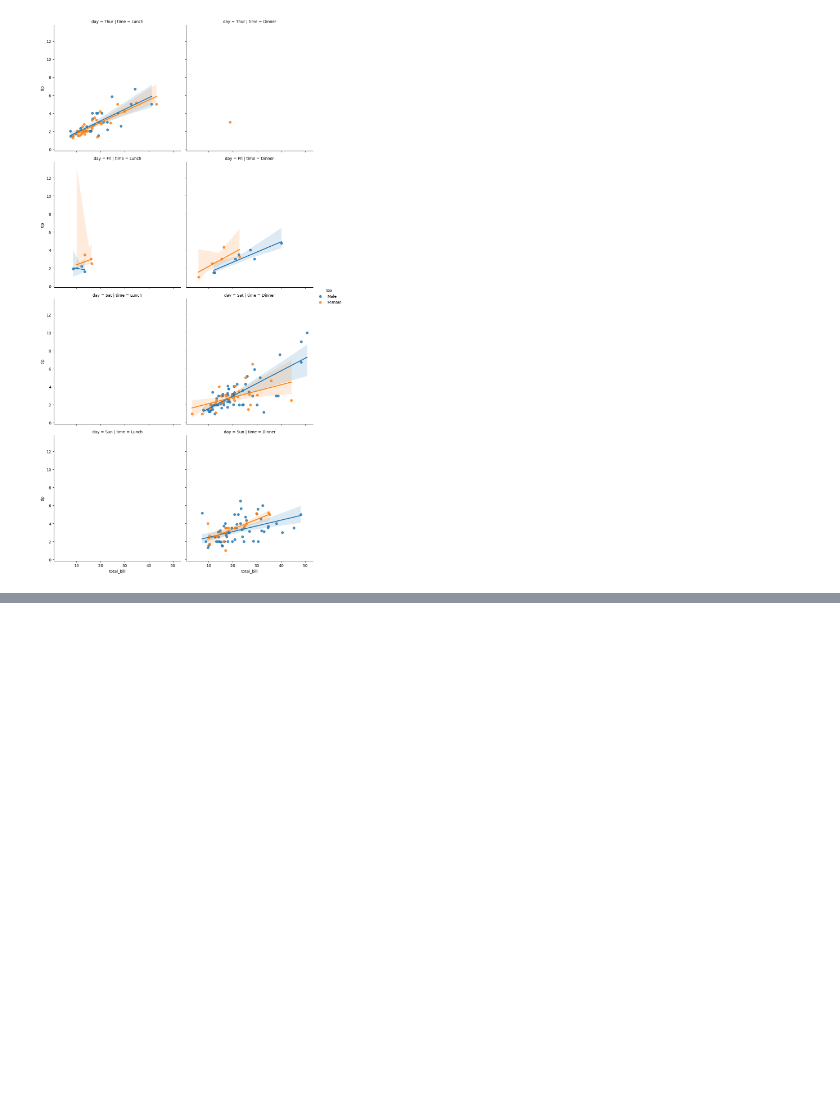
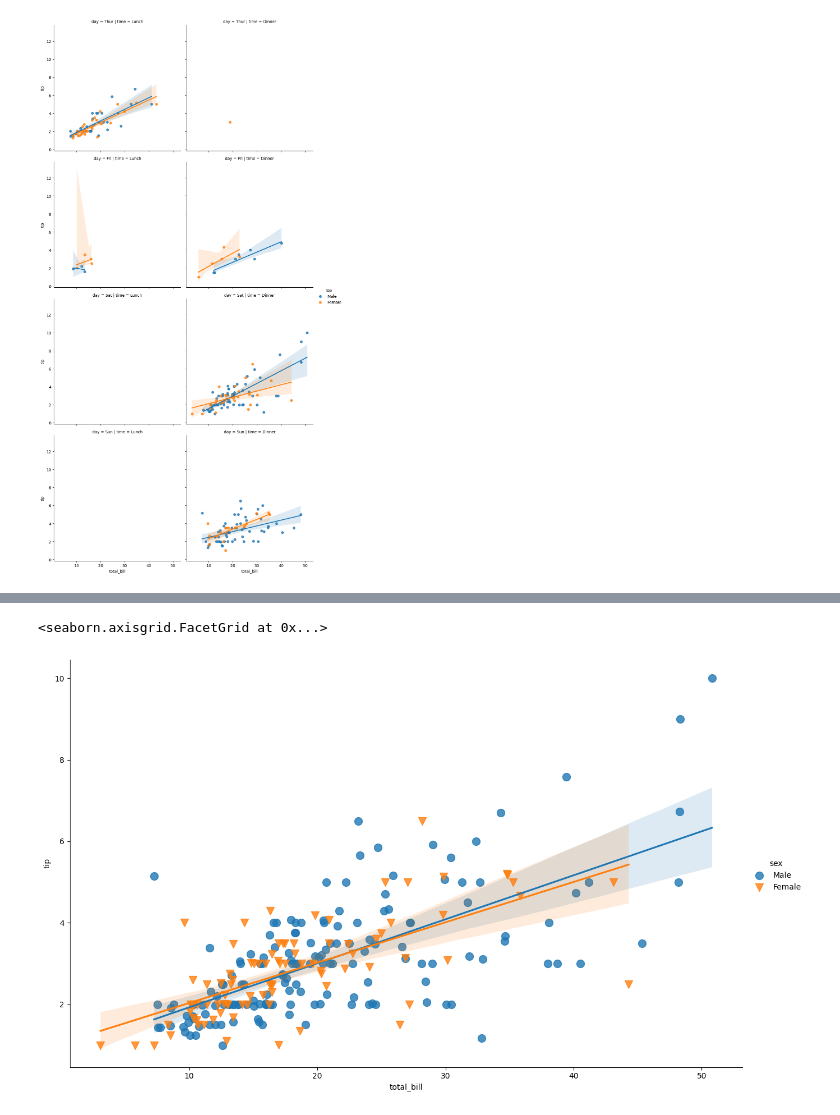
Before and after one commit to ludiemert/Advanced_Data_Visualization_Seaborn, a Jupyter notebook: 4_Advanced_Data_Visualization_Seaborn/Seaborn.ipynb, the cells around one changed output, grey strips where cells are left out. Saved outputs shown, nothing was run; the diff lists cells and outputs as text; code cells hidden in the pictures; blank space fills up the shorter version.

```diff
--- a/4_Advanced_Data_Visualization_Seaborn/Seaborn.ipynb
+++ b/4_Advanced_Data_Visualization_Seaborn/Seaborn.ipynb
@@ -308,0 +315,7 @@ sns.lmplot(x="total_bill", y="tip", data=tips, hue="sex", col="time", row="day")
+# %%
+# criar um grafico bem maior
+
+sns.lmplot(x="total_bill", y="tip", data=tips, hue="sex", markers=['o', 'v'], scatter_kws={'s': 100}, aspect=1.6, height=8)
+# %% [output]
+<seaborn.axisgrid.FacetGrid at 0x...>
+[figure, added]
```
Also changed, not shown: parts of 1 cell of this notebook.
